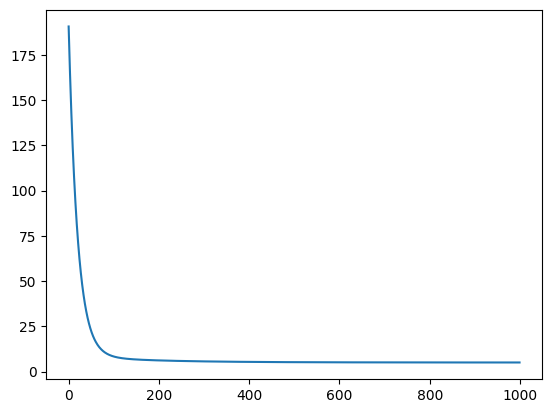
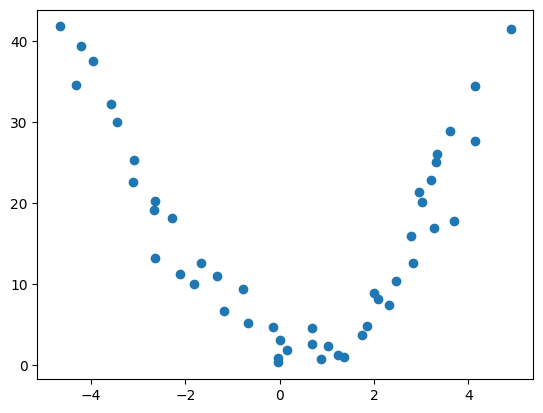
Code edit (unified diff) that turned the first committed figure into the second:
--- before
+++ after
@@ -1,2 +1,2 @@
-plt.plot(cost)
+plt.scatter(X_train,y_train)
 plt.show()

Commit: Created using Colab